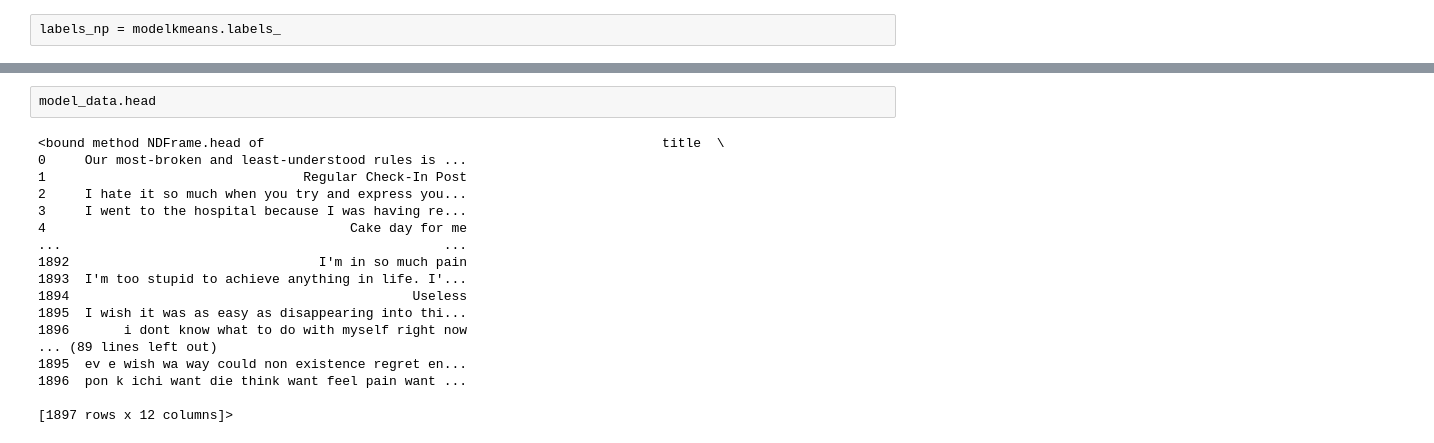
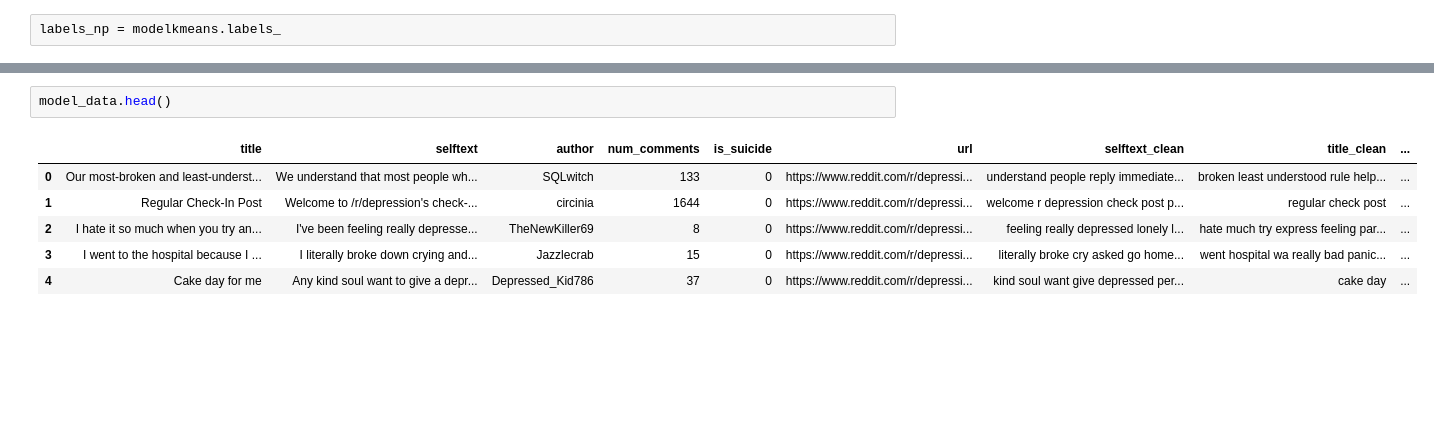
Before and after one commit to ayaanzhaque/SuiSense, a Jupyter notebook: notebooks/unsupervised_text_clustering.ipynb, the cells around one changed output, grey strips where cells are left out. Drawn from its saved outputs; the diff is of its cells as text; blank space fills up the shorter version.

```diff
--- a/notebooks/unsupervised_text_clustering.ipynb
+++ b/notebooks/unsupervised_text_clustering.ipynb
@@ -127,23 +113,12 @@ ValueError: Length of values does not match length of index
 # %%
-model_data.head
+model_data.head()
 # %% [output]
-<bound method NDFrame.head of                                                   title  \
-0     Our most-broken and least-understood rules is ...
-1                                 Regular Check-In Post
-2     I hate it so much when you try and express you...
-3     I went to the hospital because I was having re...
-4                                       Cake day for me
-...                                                 ...
-1892                                I'm in so much pain
-1893  I'm too stupid to achieve anything in life. I'...
-1894                                            Useless
-1895  I wish it was as easy as disappearing into thi...
-1896       i dont know what to do with myself right now
-... (89 lines left out)
-1895  ev e wish wa way could non existence regret en...
-1896  pon k ichi want die think want feel pain want ...
-
-[1897 rows x 12 columns]>
+|  | title | selftext | author | num_comments | is_suicide | url | selftext_clean | title_clean | ... |
+| 0 | Our most-broken and least-underst... | We understand that most people wh... | SQLwitch | 133 | 0 | https://www.reddit.com/r/depressi... | understand people reply immediate... | broken least understood rule help... | ... |
+| 1 | Regular Check-In Post | Welcome to /r/depression's check-... | circinia | 1644 | 0 | https://www.reddit.com/r/depressi... | welcome r depression check post p... | regular check post | ... |
+| 2 | I hate it so much when you try an... | I've been feeling really depresse... | TheNewKiller69 | 8 | 0 | https://www.reddit.com/r/depressi... | feeling really depressed lonely l... | hate much try express feeling par... | ... |
+| 3 | I went to the hospital because I ... | I literally broke down crying and... | Jazzlecrab | 15 | 0 | https://www.reddit.com/r/depressi... | literally broke cry asked go home... | went hospital wa really bad panic... | ... |
+| 4 | Cake day for me | Any kind soul want to give a depr... | Depressed_Kid786 | 37 | 0 | https://www.reddit.com/r/depressi... | kind soul want give depressed per... | cake day | ... |
 # %%
 len(labels_np)
 # %% [output]
```
Also changed, not shown: parts of 7 cells of this notebook, 2 other files.
